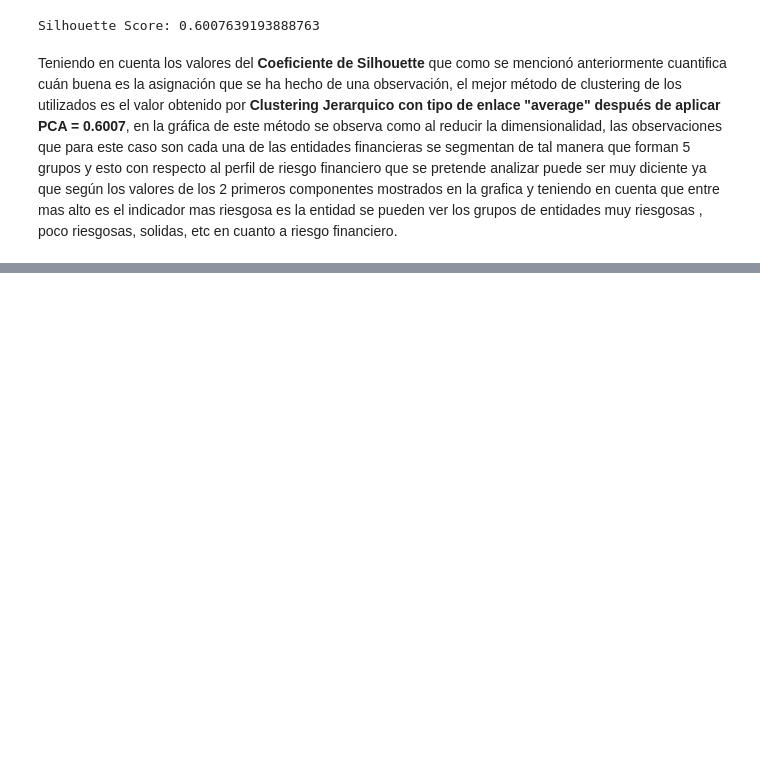
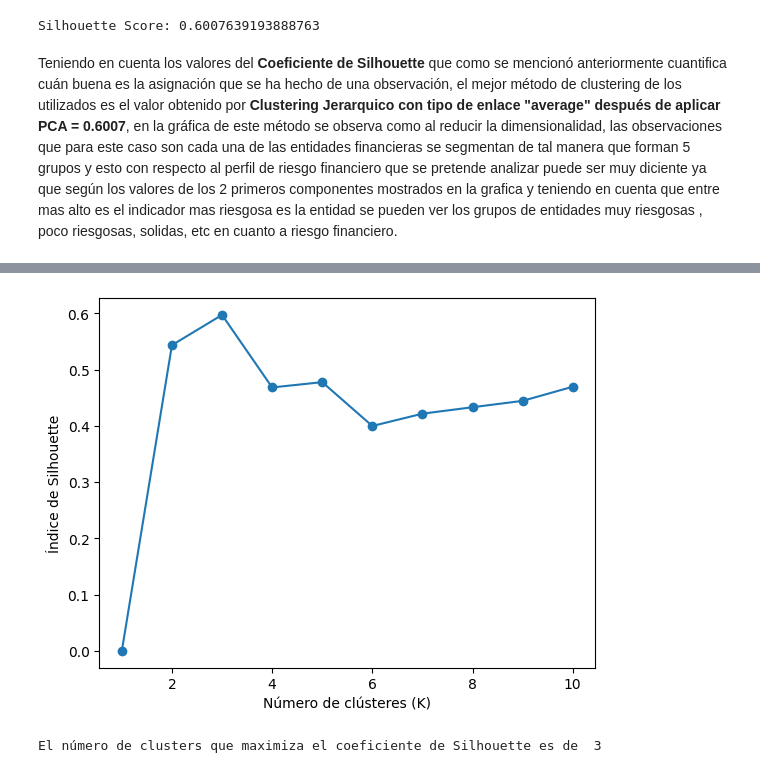
Before and after one commit to rmlopezgit/MIAD_G1_Perfil_riesgo_establecimientos_de_credito, a Jupyter notebook: Code/Trabajo_Final.ipynb, the cells around one changed output, grey strips where cells are left out. Drawn from its saved outputs; the diff is of its cells as text; code cells hidden in the pictures; blank space fills up the shorter version.

```diff
--- a/Code/Trabajo_Final.ipynb
+++ b/Code/Trabajo_Final.ipynb
@@ -775,0 +798,9 @@ Teniendo en cuenta los valores del **Coeficiente de Silhouette** que como se men
+# %%
+plt.plot(range(1, 11), silhouettes, marker='o')
+plt.xlabel('Número de clústeres (K)')
+plt.ylabel('Índice de Silhouette')
+plt.show()
+print("El número de clusters que maximiza el coeficiente de Silhouette es de ",np.argmax(silhouettes)+1)
+# %% [output]
+[figure, added]
+El número de clusters que maximiza el coeficiente de Silhouette es de  3
```
Also changed, not shown: parts of 4 cells of this notebook.
